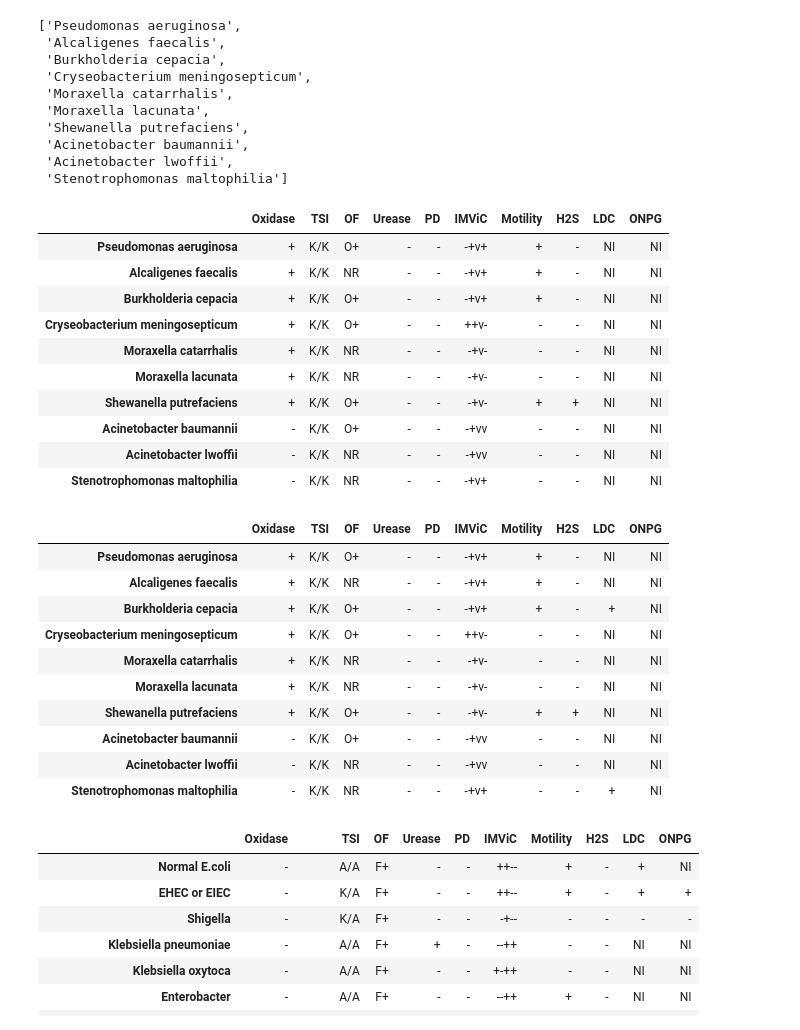
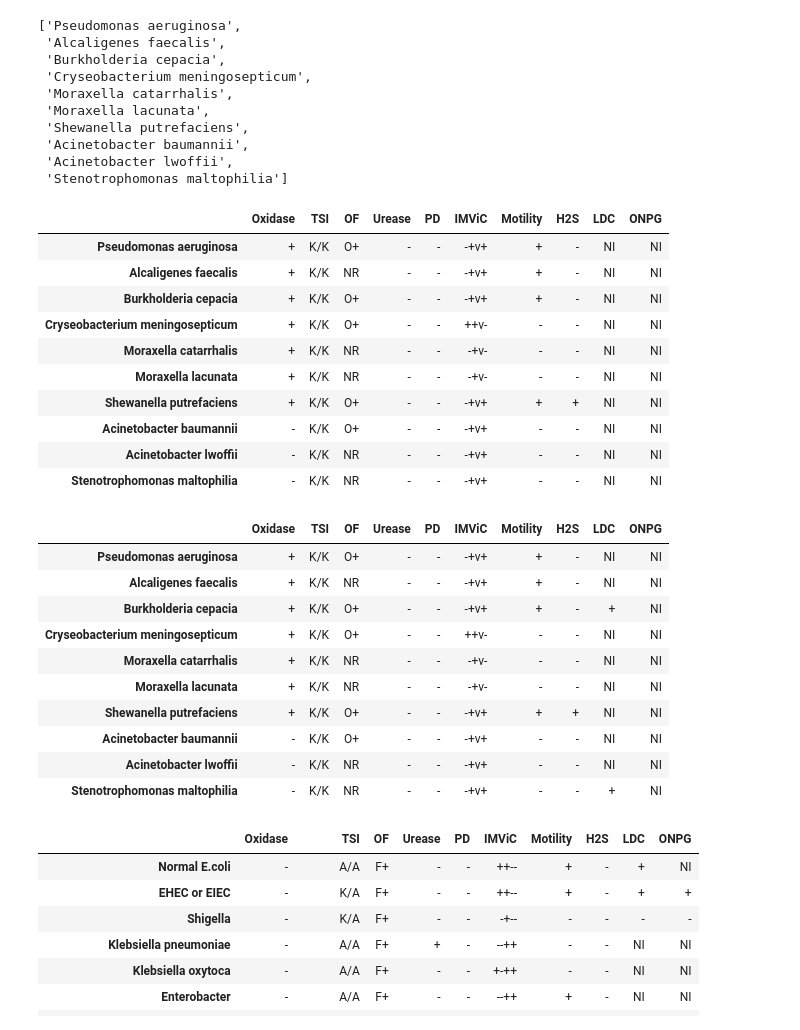
Before and after one commit to mseifoori/bacteria-diagnosis, a Jupyter notebook: data/test.ipynb, the cells around one changed output. Cells and saved outputs as stored; diff of their text form; code cells hidden in the pictures.

```diff
--- a/data/test.ipynb
+++ b/data/test.ipynb
@@ -165,39 +165,39 @@ nfb_bacteria_tests = pd.DataFrame({
                 '+', '+', '-', '-', '-'],
     'TSI': 'K/K',
     'OF': ['O+', 'NR', 'O+', 'O+', 'NR',
            'NR', 'O+', 'O+', 'NR', 'NR'],
     'Urease': '-',
     'PD': '-',
     'IMViC': ['-+v+',
               '-+v+',
               '-+v+',
               '++v-',
               '-+v-',
               '-+v-',
-              '-+v-',
-              '-+vv',
-              '-+vv',
+              '-+v+',
+              '-+v+',
+              '-+v+',
               '-+v+'],
     'Motility': ['+', '+', '+', '-', '-',
                 '-', '+', '-', '-', '-'],
     'H2S': ['-', '-', '-', '-', '-',
             '-', '+', '-', '-', '-'],
     'LDC': 'NI',
     'ONPG': 'NI'
 }, index=nfb_bacteria)
 
 nfb_bacteria_tests
 # %% [output]
 |  | Oxidase | TSI | OF | Urease | PD | IMViC | Motility | H2S | LDC | ONPG |
 | Pseudomonas aeruginosa | + | K/K | O+ | - | - | -+v+ | + | - | NI | NI |
 | Alcaligenes faecalis | + | K/K | NR | - | - | -+v+ | + | - | NI | NI |
 | Burkholderia cepacia | + | K/K | O+ | - | - | -+v+ | + | - | NI | NI |
 | Cryseobacterium meningosepticum | + | K/K | O+ | - | - | ++v- | - | - | NI | NI |
 | Moraxella catarrhalis | + | K/K | NR | - | - | -+v- | - | - | NI | NI |
 | Moraxella lacunata | + | K/K | NR | - | - | -+v- | - | - | NI | NI |
-| Shewanella putrefaciens | + | K/K | O+ | - | - | -+v- | + | + | NI | NI |
-| Acinetobacter baumannii | - | K/K | O+ | - | - | -+vv | - | - | NI | NI |
-| Acinetobacter lwoffii | - | K/K | NR | - | - | -+vv | - | - | NI | NI |
+| Shewanella putrefaciens | + | K/K | O+ | - | - | -+v+ | + | + | NI | NI |
+| Acinetobacter baumannii | - | K/K | O+ | - | - | -+v+ | - | - | NI | NI |
+| Acinetobacter lwoffii | - | K/K | NR | - | - | -+v+ | - | - | NI | NI |
 | Stenotrophomonas maltophilia | - | K/K | NR | - | - | -+v+ | - | - | NI | NI |
 # %%
 nfb_bacteria_tests.loc['Burkholderia cepacia', 'LDC'] = '+'
@@ -211,9 +211,9 @@ nfb_bacteria_tests
 | Cryseobacterium meningosepticum | + | K/K | O+ | - | - | ++v- | - | - | NI | NI |
 | Moraxella catarrhalis | + | K/K | NR | - | - | -+v- | - | - | NI | NI |
 | Moraxella lacunata | + | K/K | NR | - | - | -+v- | - | - | NI | NI |
-| Shewanella putrefaciens | + | K/K | O+ | - | - | -+v- | + | + | NI | NI |
-| Acinetobacter baumannii | - | K/K | O+ | - | - | -+vv | - | - | NI | NI |
-| Acinetobacter lwoffii | - | K/K | NR | - | - | -+vv | - | - | NI | NI |
+| Shewanella putrefaciens | + | K/K | O+ | - | - | -+v+ | + | + | NI | NI |
+| Acinetobacter baumannii | - | K/K | O+ | - | - | -+v+ | - | - | NI | NI |
+| Acinetobacter lwoffii | - | K/K | NR | - | - | -+v+ | - | - | NI | NI |
 | Stenotrophomonas maltophilia | - | K/K | NR | - | - | -+v+ | - | - | + | NI |
 # %%
 enterobacteriaceae_bacteria_tests
```
Also changed, not shown: parts of 4 cells of this notebook, 1 other file.
